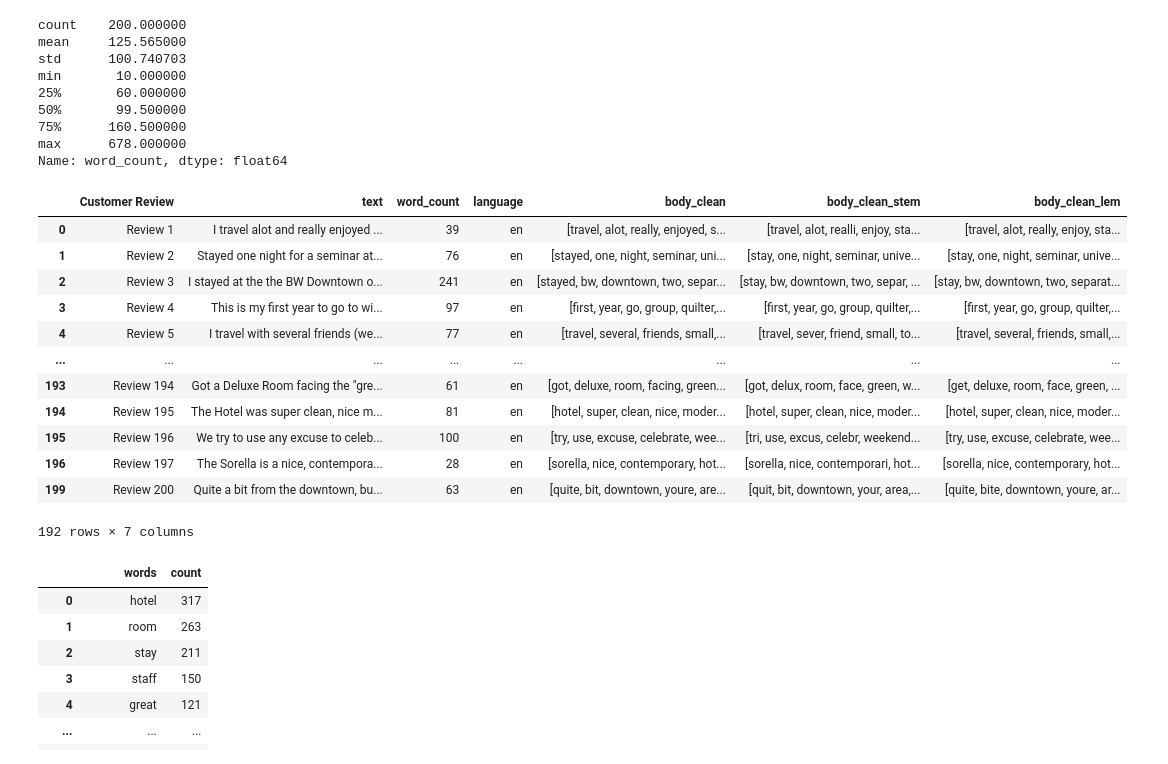
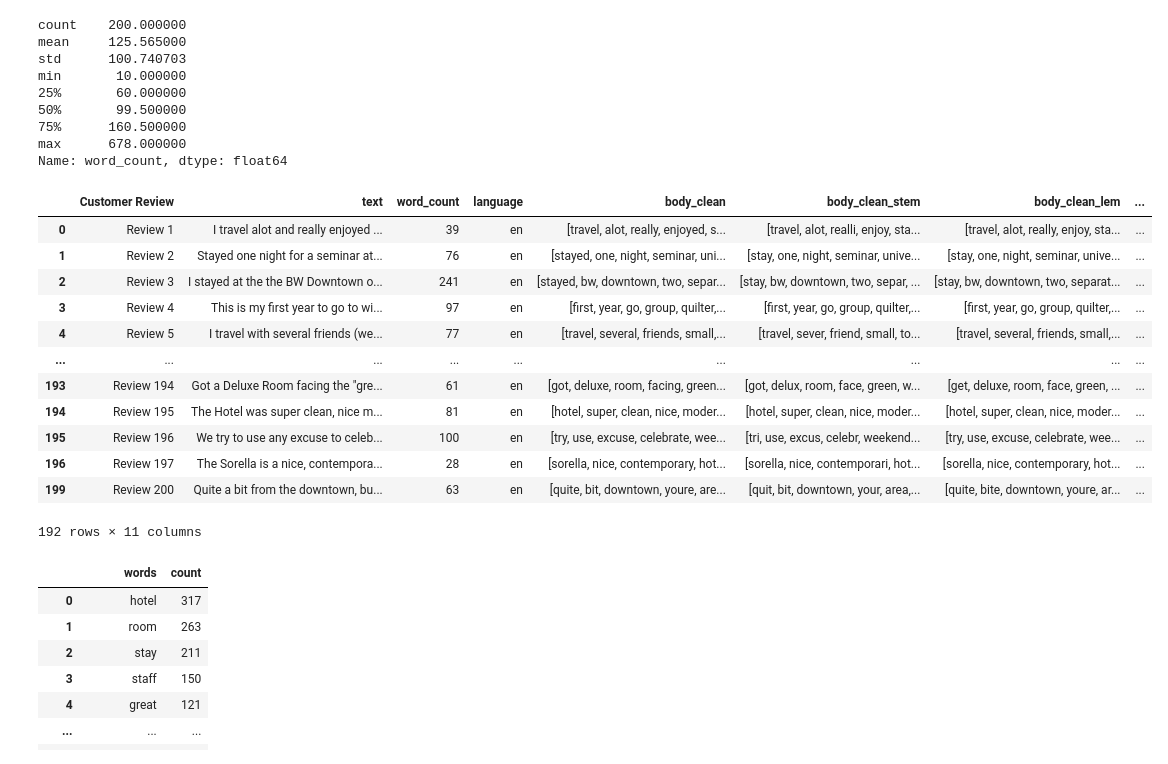
Before and after one commit to vvenkatesh-ML/Projects, a Jupyter notebook: IoT Analytics/Assignment 2/Assignment_2_VishaalVenkatesh.ipynb, the cells around one changed output. Saved outputs shown, nothing was run; the diff lists cells and outputs as text; code cells hidden in the pictures.

```diff
--- a/IoT Analytics/Assignment 2/Assignment_2_VishaalVenkatesh.ipynb
+++ b/IoT Analytics/Assignment 2/Assignment_2_VishaalVenkatesh.ipynb
@@ -74,46 +80,56 @@ Name: word_count, dtype: float64
 # %%
 
 wn = WordNetLemmatizer()
 ps = nltk.PorterStemmer()
 stopword = nltk.corpus.stopwords.words('english')
 
 def clean_text(text):
     text = "".join([word for word in text if word not in string.punctuation])
     text = "".join([word for word in text if not word.isdigit()])
     tokens = re.split('\W+', text)
     text = [word for word in tokens if word not in stopword]
     return text
 
 new_df['body_clean'] = new_df['text'].apply(lambda x: clean_text(x.lower())) #Remove punctuation & stopwords, normalized, numbers and tokenized
 
 def stem(stem_text):
     text = [ps.stem(word) for word in stem_text]
     return text
 
 new_df['body_clean_stem'] = new_df['body_clean'].apply(lambda x: stem(x)) #Stemming Performed
 
 def lemmatizer(lem_text):
     text = [wn.lemmatize(word, pos = 'v') for word in lem_text]
     return text
 
 new_df['body_clean_lem'] = new_df['body_clean'].apply(lambda x: lemmatizer(x)) #Lemmatization Performed
 
+#Sentiment Labels
+analyser = SentimentIntensityAnalyzer()
+def sentiment_scores(sentence):
+    score = analyser.polarity_scores(sentence)
+    return score
+
+new_df['sentiment_score'] = new_df['text'].apply(lambda x: sentiment_scores(x)) #Sentiment score provided
+new_df['compound_score'] = new_df['sentiment_score'].apply(lambda score_dict: score_dict['compound']) #Extract the compound score
+new_df['label'] = new_df['compound_score'].apply(lambda c: 'GOOD' if c >=0 else 'BAD') #Label 'GOOD' if compoud score is greater that 0 and 'BAD' otherwise
+new_df['label_code'] = new_df['label'].apply(lambda x: '1' if x == 'GOOD' else '0') #Convert labels to binary (Good - 1, Bad - 0)
 
 new_df
 # %% [output]
-|  | Customer Review | text | word_count | language | body_clean | body_clean_stem | body_clean_lem |
-| 0 | Review 1 | I travel alot and really enjoyed ... | 39 | en | [travel, alot, really, enjoyed, s... | [travel, alot, realli, enjoy, sta... | [travel, alot, really, enjoy, sta... |
-| 1 | Review 2 | Stayed one night for a seminar at... | 76 | en | [stayed, one, night, seminar, uni... | [stay, one, night, seminar, unive... | [stay, one, night, seminar, unive... |
-| 2 | Review 3 | I stayed at the the BW Downtown o... | 241 | en | [stayed, bw, downtown, two, separ... | [stay, bw, downtown, two, separ, ... | [stay, bw, downtown, two, separat... |
-| 3 | Review 4 | This is my first year to go to wi... | 97 | en | [first, year, go, group, quilter,... | [first, year, go, group, quilter,... | [first, year, go, group, quilter,... |
-| 4 | Review 5 | I travel with several friends (we... | 77 | en | [travel, several, friends, small,... | [travel, sever, friend, small, to... | [travel, several, friends, small,... |
-| ... | ... | ... | ... | ... | ... | ... | ... |
-| 193 | Review 194 | Got a Deluxe Room facing the "gre... | 61 | en | [got, deluxe, room, facing, green... | [got, delux, room, face, green, w... | [get, deluxe, room, face, green, ... |
-| 194 | Review 195 | The Hotel was super clean, nice m... | 81 | en | [hotel, super, clean, nice, moder... | [hotel, super, clean, nice, moder... | [hotel, super, clean, nice, moder... |
-| 195 | Review 196 | We try to use any excuse to celeb... | 100 | en | [try, use, excuse, celebrate, wee... | [tri, use, excus, celebr, weekend... | [try, use, excuse, celebrate, wee... |
-| 196 | Review 197 | The Sorella is a nice, contempora... | 28 | en | [sorella, nice, contemporary, hot... | [sorella, nice, contemporari, hot... | [sorella, nice, contemporary, hot... |
-| 199 | Review 200 | Quite a bit from the downtown, bu... | 63 | en | [quite, bit, downtown, youre, are... | [quit, bit, downtown, your, area,... | [quite, bite, downtown, youre, ar... |
+|  | Customer Review | text | word_count | language | body_clean | body_clean_stem | body_clean_lem | ... |
+| 0 | Review 1 | I travel alot and really enjoyed ... | 39 | en | [travel, alot, really, enjoyed, s... | [travel, alot, realli, enjoy, sta... | [travel, alot, really, enjoy, sta... | ... |
+| 1 | Review 2 | Stayed one night for a seminar at... | 76 | en | [stayed, one, night, seminar, uni... | [stay, one, night, seminar, unive... | [stay, one, night, seminar, unive... | ... |
+| 2 | Review 3 | I stayed at the the BW Downtown o... | 241 | en | [stayed, bw, downtown, two, separ... | [stay, bw, downtown, two, separ, ... | [stay, bw, downtown, two, separat... | ... |
+| 3 | Review 4 | This is my first year to go to wi... | 97 | en | [first, year, go, group, quilter,... | [first, year, go, group, quilter,... | [first, year, go, group, quilter,... | ... |
+| 4 | Review 5 | I travel with several friends (we... | 77 | en | [travel, several, friends, small,... | [travel, sever, friend, small, to... | [travel, several, friends, small,... | ... |
+| ... | ... | ... | ... | ... | ... | ... | ... | ... |
+| 193 | Review 194 | Got a Deluxe Room facing the "gre... | 61 | en | [got, deluxe, room, facing, green... | [got, delux, room, face, green, w... | [get, deluxe, room, face, green, ... | ... |
+| 194 | Review 195 | The Hotel was super clean, nice m... | 81 | en | [hotel, super, clean, nice, moder... | [hotel, super, clean, nice, moder... | [hotel, super, clean, nice, moder... | ... |
+| 195 | Review 196 | We try to use any excuse to celeb... | 100 | en | [try, use, excuse, celebrate, wee... | [tri, use, excus, celebr, weekend... | [try, use, excuse, celebrate, wee... | ... |
+| 196 | Review 197 | The Sorella is a nice, contempora... | 28 | en | [sorella, nice, contemporary, hot... | [sorella, nice, contemporari, hot... | [sorella, nice, contemporary, hot... | ... |
+| 199 | Review 200 | Quite a bit from the downtown, bu... | 63 | en | [quite, bit, downtown, youre, are... | [quit, bit, downtown, your, area,... | [quite, bite, downtown, youre, ar... | ... |
-192 rows × 7 columns
+192 rows × 11 columns
 # %%
 all_words = new_df['body_clean_lem'].tolist()
 all_words_2 = list(itertools.chain(*all_words))
```
Also changed, not shown: parts of 14 cells of this notebook.
